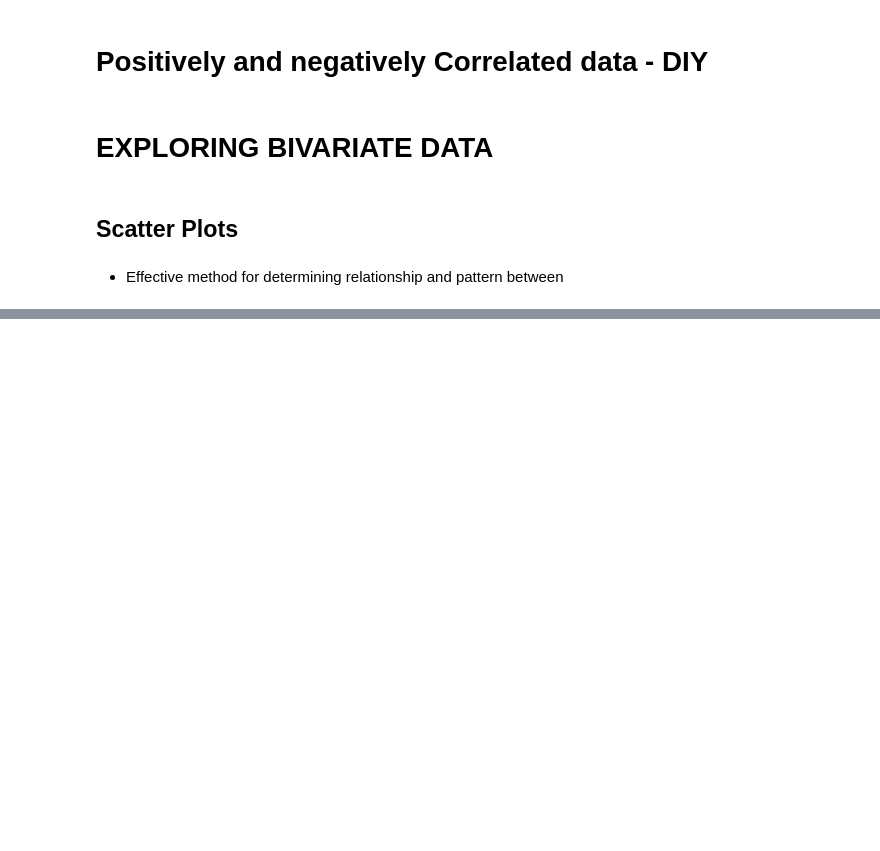
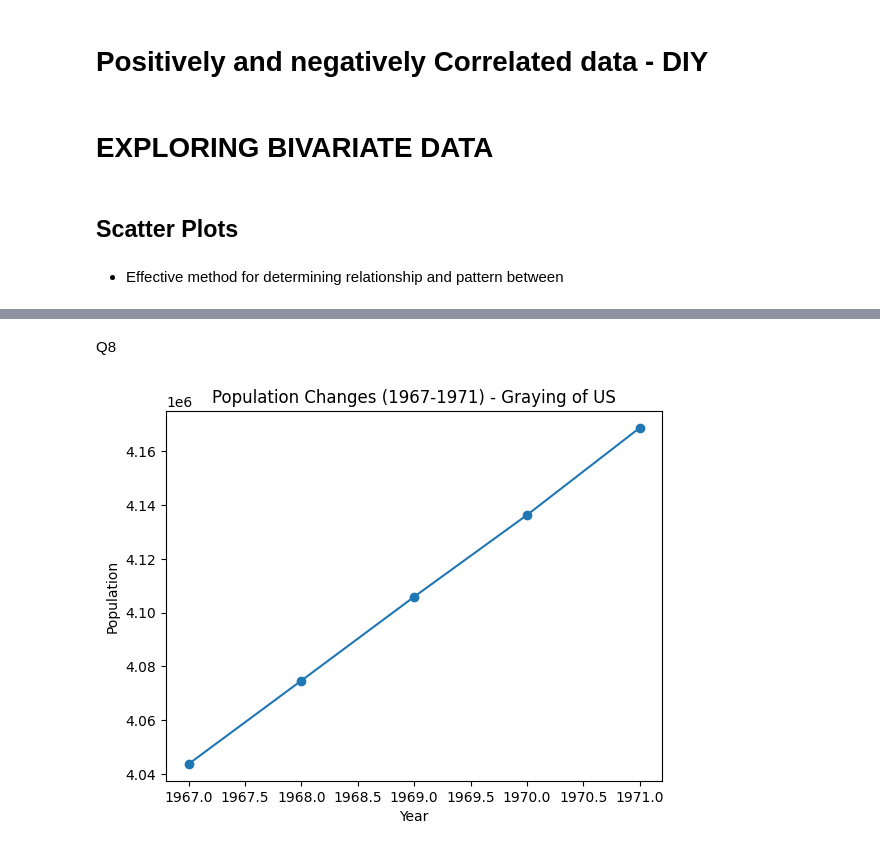
Before and after one commit to FirefoxSRV/The_Code_Colosseum, a Jupyter notebook: Foundations of DS/pandas_practice.ipynb, the cells around one changed output, grey strips where cells are left out. Saved outputs shown, nothing was run; the diff lists cells and outputs as text; code cells hidden in the pictures; blank space fills up the shorter version.

```diff
--- a/Foundations of DS/pandas_practice.ipynb
+++ b/Foundations of DS/pandas_practice.ipynb
@@ -129,0 +119,2 @@ Eg: Stem chart while grading. You can see each studennt's score ....but using hi
+# %%
+data = pd.read_csv("https://github.com/flaviovdf/evcomp2018/raw/master/data/nc-est2015-agesex-res.csv")
@@ -129,0 +169,5 @@ Eg: Stem chart while grading. You can see each studennt's score ....but using hi
+# %%
+data=data.rename(columns = {'POPESTIMATE2014':'2014'})
+# %%
+data=data.rename(columns = {'POPESTIMATE2010':'2010'})
+data
@@ -129,0 +209,2 @@ Eg: Stem chart while grading. You can see each studennt's score ....but using hi
+# %%
+data['percentage_change'] = 1
@@ -129,0 +227,14 @@ Eg: Stem chart while grading. You can see each studennt's score ....but using hi
+# %% [markdown]
+Q8
+# %%
+years = [1967, 1968, 1969, 1970, 1971]
+population = [data['2010'].mean(), data['POPESTIMATE2011'].mean(), data['POPESTIMATE2012'].mean(), data['POPESTIMATE2013'].mean(), data['2014'].mean()]
+
+plt.plot(years, population, marker='o')
+
+plt.xlabel('Year')
+plt.ylabel('Population')
+plt.title('Population Changes (1967-1971) - Graying of US')
+plt.show()
+# %% [output]
+[figure, added]
```
Also changed, not shown: parts of 29 cells of this notebook.
